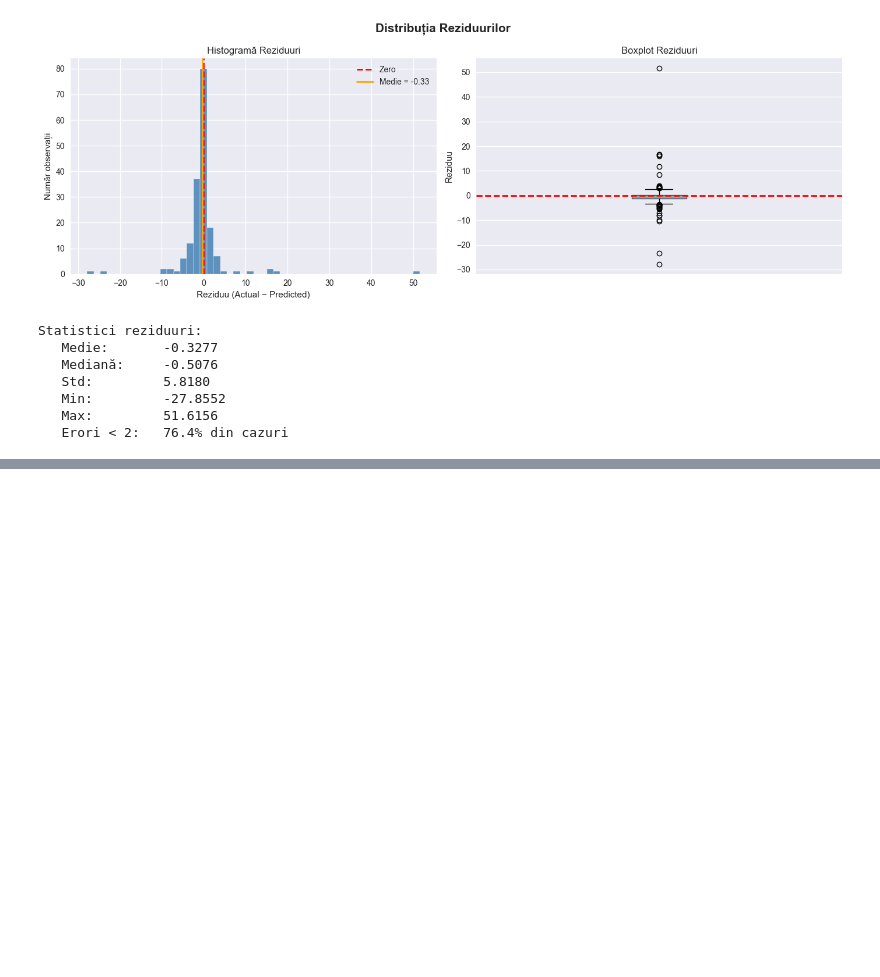
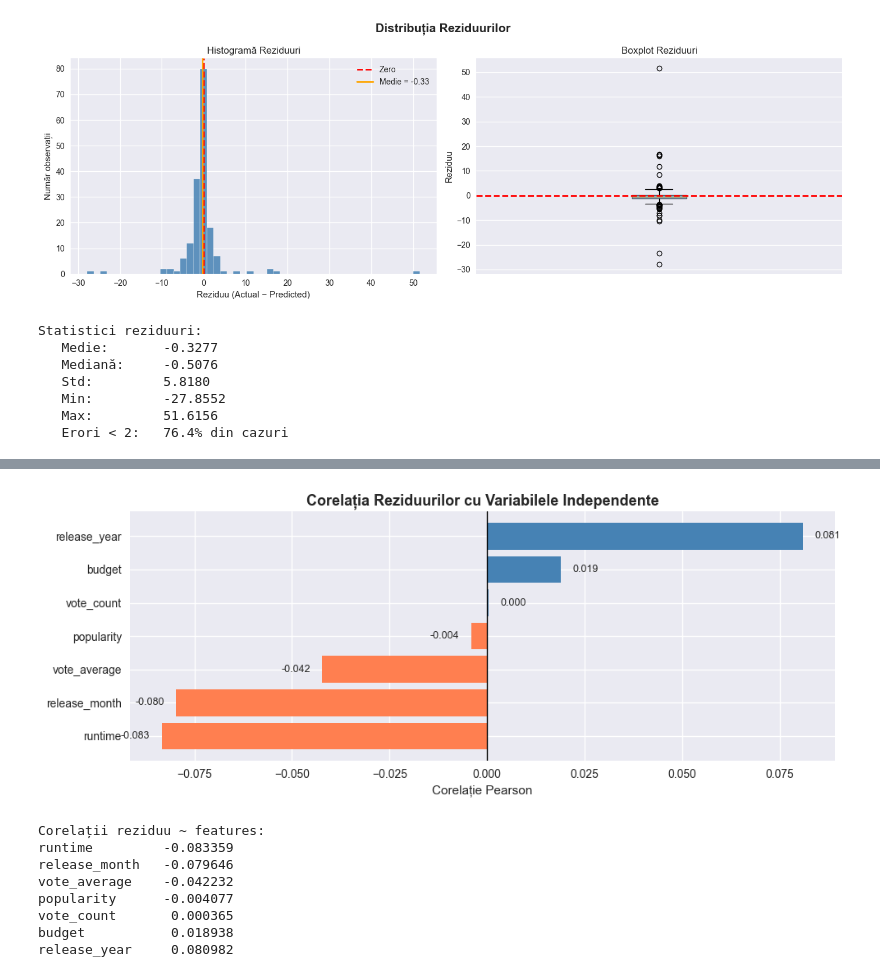
Before and after one commit to ccrinasandulescu/Anatomy-of-a-flop, a Jupyter notebook: notebooks/05_error_analysis.ipynb, the cells around one changed output, grey strips where cells are left out. Saved outputs shown, nothing was run; the diff lists cells and outputs as text; code cells hidden in the pictures; blank space fills up the shorter version.

Commit message:
add error analysis notebook

```diff
--- a/notebooks/05_error_analysis.ipynb
+++ b/notebooks/05_error_analysis.ipynb
@@ -93,0 +231,36 @@ Statistici reziduuri:
+# %%
+df_test = X_test.copy()
+df_test['residual'] = residuals.values
+df_test['abs_error'] = abs(residuals).values
+
+corr_residuals = df_test[features + ['residual']].corr()['residual'].drop('residual').sort_values()
+
+plt.figure(figsize=(10, 4))
+colors = ['coral' if x < 0 else 'steelblue' for x in corr_residuals]
+bars = plt.barh(corr_residuals.index, corr_residuals.values, color=colors)
+plt.axvline(x=0, color='black', linewidth=1)
+plt.title('Corelația Reziduurilor cu Variabilele Independente', fontsize=13, fontweight='bold')
+plt.xlabel('Corelație Pearson')
+
+for bar, val in zip(bars, corr_residuals.values):
+    plt.text(val + (0.003 if val >= 0 else -0.003),
+             bar.get_y() + bar.get_height()/2,
+             f'{val:.3f}', va='center',
+             ha='left' if val >= 0 else 'right', fontsize=9)
+
+plt.tight_layout()
+plt.savefig('../data/residuals_corr.png', dpi=150, bbox_inches='tight')
+plt.show()
+
+print("Corelații reziduu ~ features:")
+print(corr_residuals.to_string())
+# %% [output]
+[figure, added]
+Corelații reziduu ~ features:
+runtime         -0.083359
+release_month   -0.079646
+vote_average    -0.042232
+popularity      -0.004077
+vote_count       0.000365
+budget           0.018938
+release_year     0.080982
```
Also changed, not shown: parts of 17 cells of this notebook.
